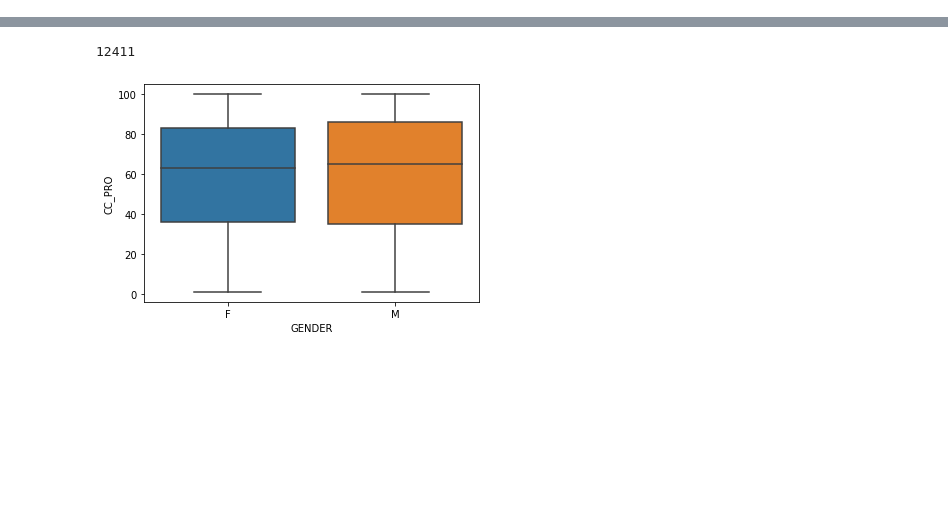
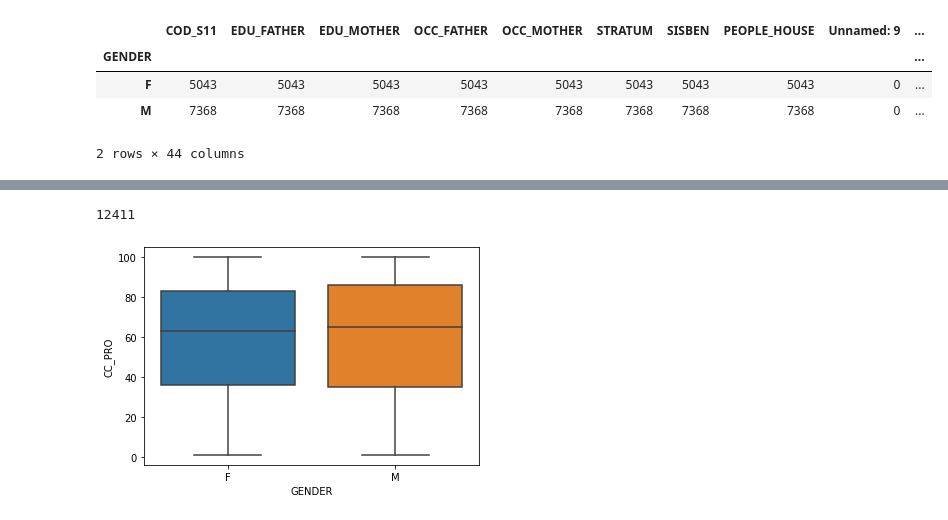
Before and after one commit to s183910/Bachelor_Gabi_Kat, a Jupyter notebook: Code/Basic_dists/initial.ipynb, the cells around one changed output, grey strips where cells are left out. Cells and saved outputs as stored; diff of their text form; code cells hidden in the pictures; blank space fills up the shorter version.

```diff
--- a/Code/Basic_dists/initial.ipynb
+++ b/Code/Basic_dists/initial.ipynb
@@ -31,0 +58,10 @@ df[:0]
+# %%
+# df.groupby(df.GENDER, df.ENG_PRO)
+df_GENDER_ENG_PRO = df.groupby(by=["GENDER"]).count()
+df_GENDER_ENG_PRO
+# %% [output]
+|  | COD_S11 | EDU_FATHER | EDU_MOTHER | OCC_FATHER | OCC_MOTHER | STRATUM | SISBEN | PEOPLE_HOUSE | Unnamed: 9 | ... |
+| GENDER |  |  |  |  |  |  |  |  |  | ... |
+| F | 5043 | 5043 | 5043 | 5043 | 5043 | 5043 | 5043 | 5043 | 0 | ... |
+| M | 7368 | 7368 | 7368 | 7368 | 7368 | 7368 | 7368 | 7368 | 0 | ... |
+2 rows × 44 columns
```
Also changed, not shown: parts of 9 cells of this notebook.
